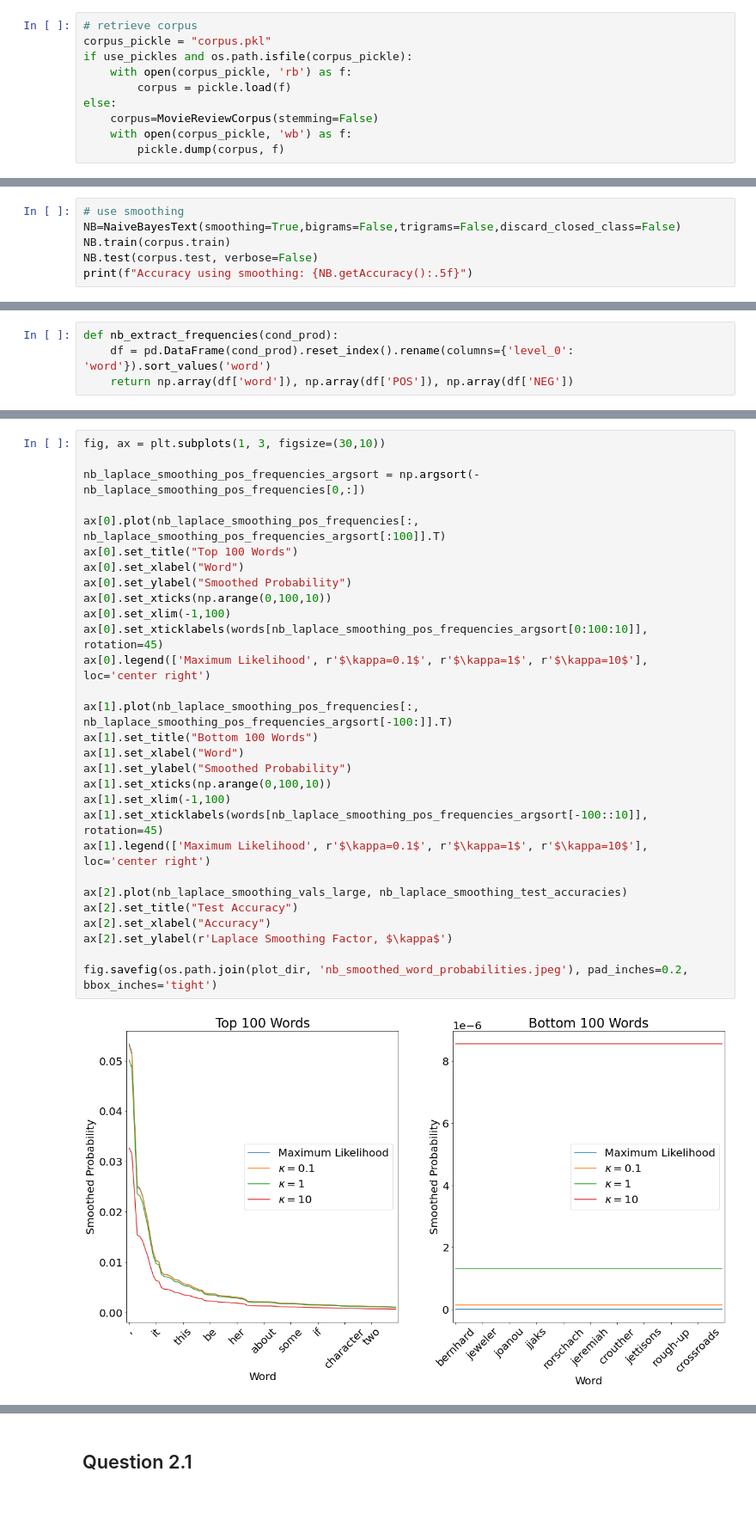
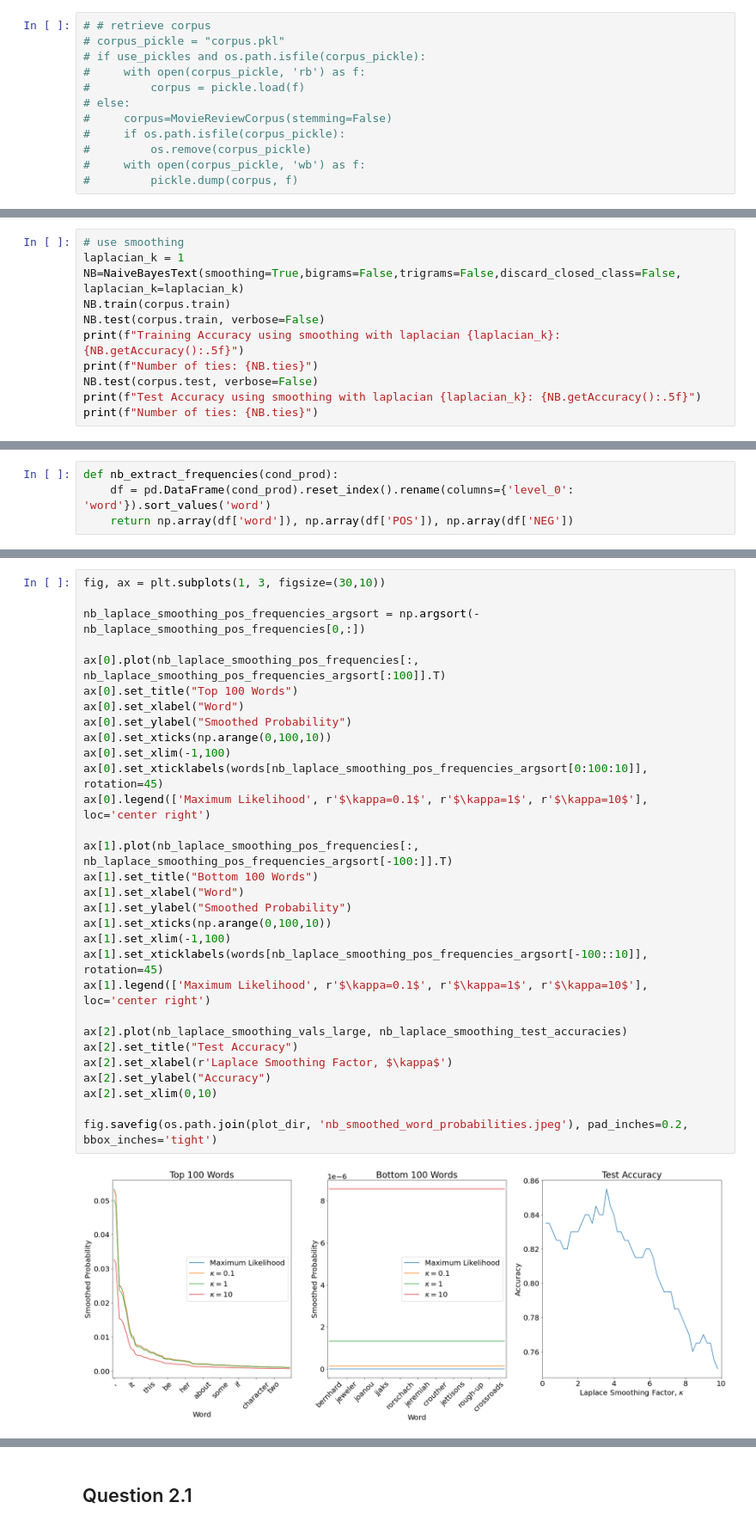
Before and after one commit to thatscotdatasci/MLMI13, a Jupyter notebook: practical.ipynb, the cells around one changed output, grey strips where cells are left out. Shown at 86% size. Drawn from its saved outputs; the diff is of its cells as text; blank space fills up the shorter version.

```diff
--- a/practical.ipynb
+++ b/practical.ipynb
@@ -32,12 +29,14 @@ plot_dir = 'plots'
 # %% [markdown]
 # Load Corpus
 # %%
-# retrieve corpus
-corpus_pickle = "corpus.pkl"
-if use_pickles and os.path.isfile(corpus_pickle):
-    with open(corpus_pickle, 'rb') as f:
-        corpus = pickle.load(f)
-else:
-    corpus=MovieReviewCorpus(stemming=False)
-    with open(corpus_pickle, 'wb') as f:
-        pickle.dump(corpus, f)
+# # retrieve corpus
+# corpus_pickle = "corpus.pkl"
+# if use_pickles and os.path.isfile(corpus_pickle):
+#     with open(corpus_pickle, 'rb') as f:
+#         corpus = pickle.load(f)
+# else:
+#     corpus=MovieReviewCorpus(stemming=False)
+#     if os.path.isfile(corpus_pickle):
+#         os.remove(corpus_pickle)
+#     with open(corpus_pickle, 'wb') as f:
+#         pickle.dump(corpus, f)
@@ -676,8 +698,13 @@ Std. Dev: 0.08441
 ## Question 2.0
 # %%
 # use smoothing
-NB=NaiveBayesText(smoothing=True,bigrams=False,trigrams=False,discard_closed_class=False)
+laplacian_k = 1
+NB=NaiveBayesText(smoothing=True,bigrams=False,trigrams=False,discard_closed_class=False, laplacian_k=laplacian_k)
 NB.train(corpus.train)
+NB.test(corpus.train, verbose=False)
+print(f"Training Accuracy using smoothing with laplacian {laplacian_k}: {NB.getAccuracy():.5f}")
+print(f"Number of ties: {NB.ties}")
 NB.test(corpus.test, verbose=False)
-print(f"Accuracy using smoothing: {NB.getAccuracy():.5f}")
+print(f"Test Accuracy using smoothing with laplacian {laplacian_k}: {NB.getAccuracy():.5f}")
+print(f"Number of ties: {NB.ties}")
 # %% [output]
@@ -716,31 +778,32 @@ array([0.47 , 0.815, 0.825, 0.75 ])
 # %%
 fig, ax = plt.subplots(1, 3, figsize=(30,10))
 
 nb_laplace_smoothing_pos_frequencies_argsort = np.argsort(-nb_laplace_smoothing_pos_frequencies[0,:])
 
 ax[0].plot(nb_laplace_smoothing_pos_frequencies[:, nb_laplace_smoothing_pos_frequencies_argsort[:100]].T)
 ax[0].set_title("Top 100 Words")
 ax[0].set_xlabel("Word")
 ax[0].set_ylabel("Smoothed Probability")
 ax[0].set_xticks(np.arange(0,100,10))
 ax[0].set_xlim(-1,100)
 ax[0].set_xticklabels(words[nb_laplace_smoothing_pos_frequencies_argsort[0:100:10]], rotation=45)
 ax[0].legend(['Maximum Likelihood', r'$\kappa=0.1$', r'$\kappa=1$', r'$\kappa=10$'], loc='center right')
 
 ax[1].plot(nb_laplace_smoothing_pos_frequencies[:, nb_laplace_smoothing_pos_frequencies_argsort[-100:]].T)
 ax[1].set_title("Bottom 100 Words")
 ax[1].set_xlabel("Word")
 ax[1].set_ylabel("Smoothed Probability")
 ax[1].set_xticks(np.arange(0,100,10))
 ax[1].set_xlim(-1,100)
 ax[1].set_xticklabels(words[nb_laplace_smoothing_pos_frequencies_argsort[-100::10]], rotation=45)
 ax[1].legend(['Maximum Likelihood', r'$\kappa=0.1$', r'$\kappa=1$', r'$\kappa=10$'], loc='center right')
 
 ax[2].plot(nb_laplace_smoothing_vals_large, nb_laplace_smoothing_test_accuracies)
 ax[2].set_title("Test Accuracy")
-ax[2].set_xlabel("Accuracy")
-ax[2].set_ylabel(r'Laplace Smoothing Factor, $\kappa$')
+ax[2].set_xlabel(r'Laplace Smoothing Factor, $\kappa$')
+ax[2].set_ylabel("Accuracy")
+ax[2].set_xlim(0,10)
 
 fig.savefig(os.path.join(plot_dir, 'nb_smoothed_word_probabilities.jpeg'), pad_inches=0.2, bbox_inches='tight')
 # %% [output]
-[figure, old version]
+[figure, new version]
```
Also changed, not shown: parts of 54 cells of this notebook.
